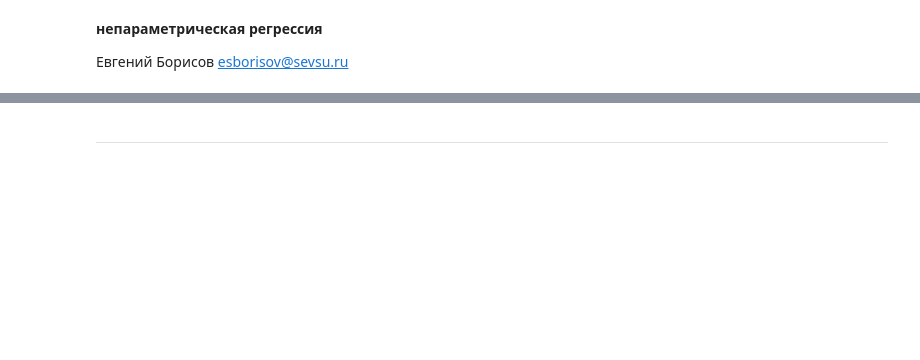
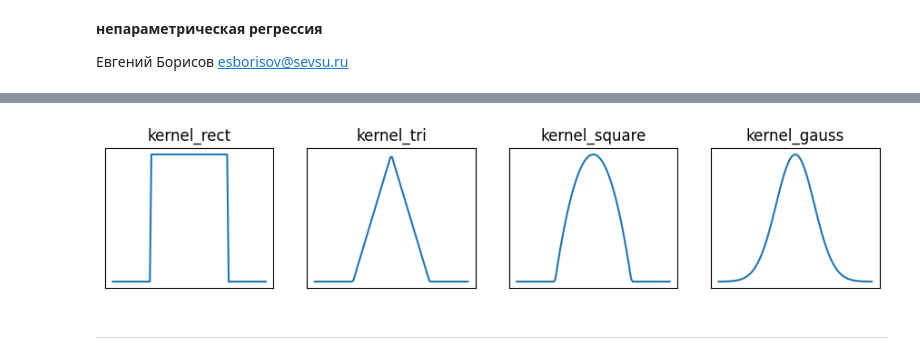
Before and after one commit to mechanoid5/ml_lectorium_2024_I, a Jupyter notebook: examples/06-regression-metric/01-regression-metric.ipynb, the cells around one changed output, grey strips where cells are left out. Cells and saved outputs as stored; diff of their text form; code cells hidden in the pictures; blank space fills up the shorter version.

```diff
--- a/examples/06-regression-metric/01-regression-metric.ipynb
+++ b/examples/06-regression-metric/01-regression-metric.ipynb
@@ -11,2 +31,26 @@ np.set_printoptions(precision=2)
+# %%
+# прямоугольное ядро
+def kernel_rect(x): return np.abs(x)<=1.0
+
+# треугольное ядро
+def kernel_tri(x): return (1.0-np.abs(x))*(np.abs(x)<=1.0)
+
+# квадратичное ядро (Епанечникова)
+def kernel_square(x): return (1.0-np.square(x))*(np.abs(x)<=1.0)
+
+# гауссово ядро
+def kernel_gauss(x): return np.exp(-2.0*np.square(x))
+# %%
+x = np.linspace(-2.,2,100)
+kernels = [ kernel_rect,kernel_tri,kernel_square,kernel_gauss ]
+fig,ax = plt.subplots(1,len(kernels),figsize=(11,2),sharey=True,sharex=True)
+for n,k in enumerate(kernels):
+    ax[n].plot(x,k(x))
+    ax[n].set_xticks([])
+    ax[n].set_yticks([])
+    ax[n].set_title(k.__name__)
+plt.show()
+# %% [output]
+[figure, added]
 # %% [markdown]
 ---
```
Also changed, not shown: parts of 19 cells of this notebook, 10 other files.
